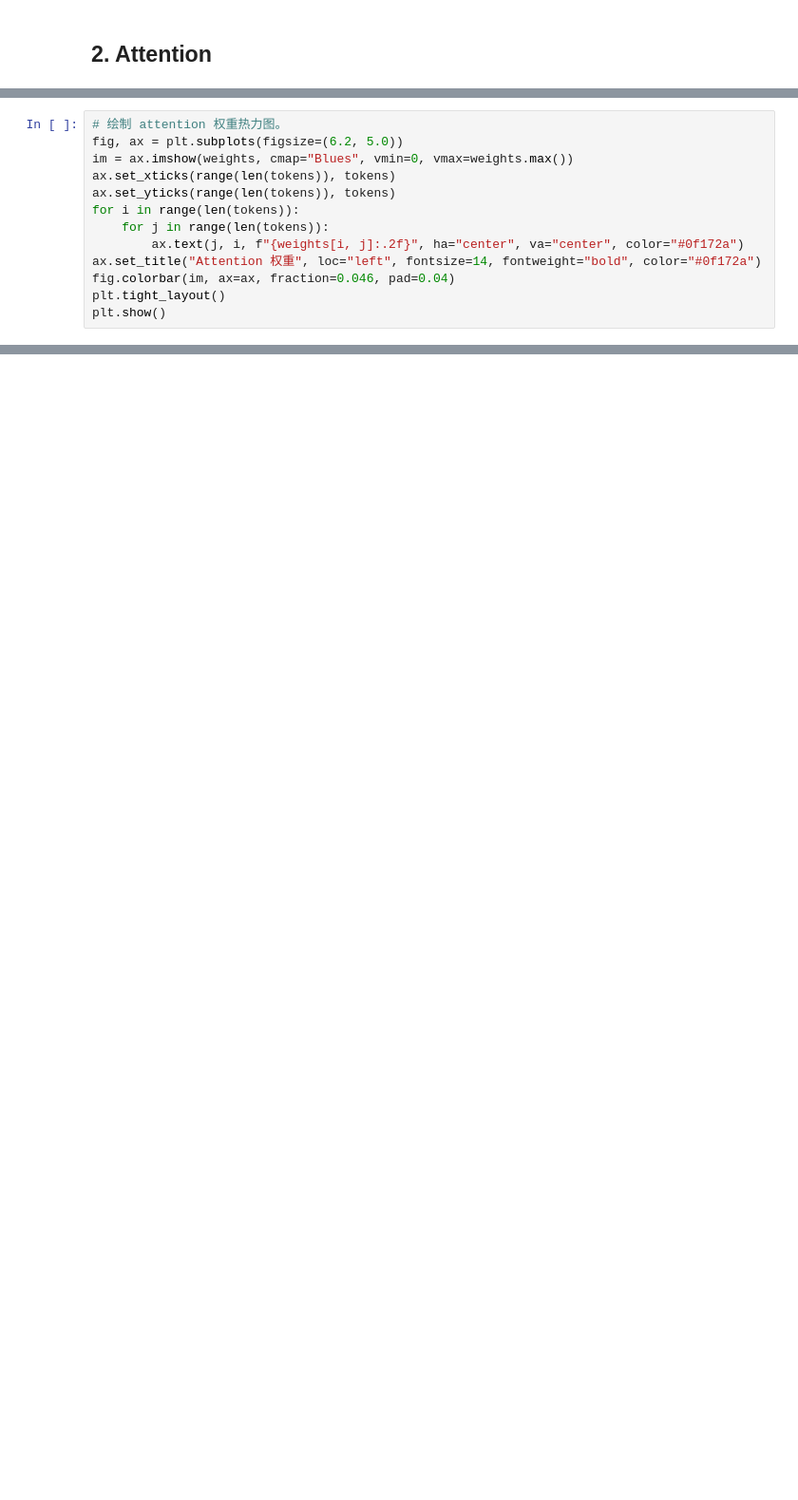
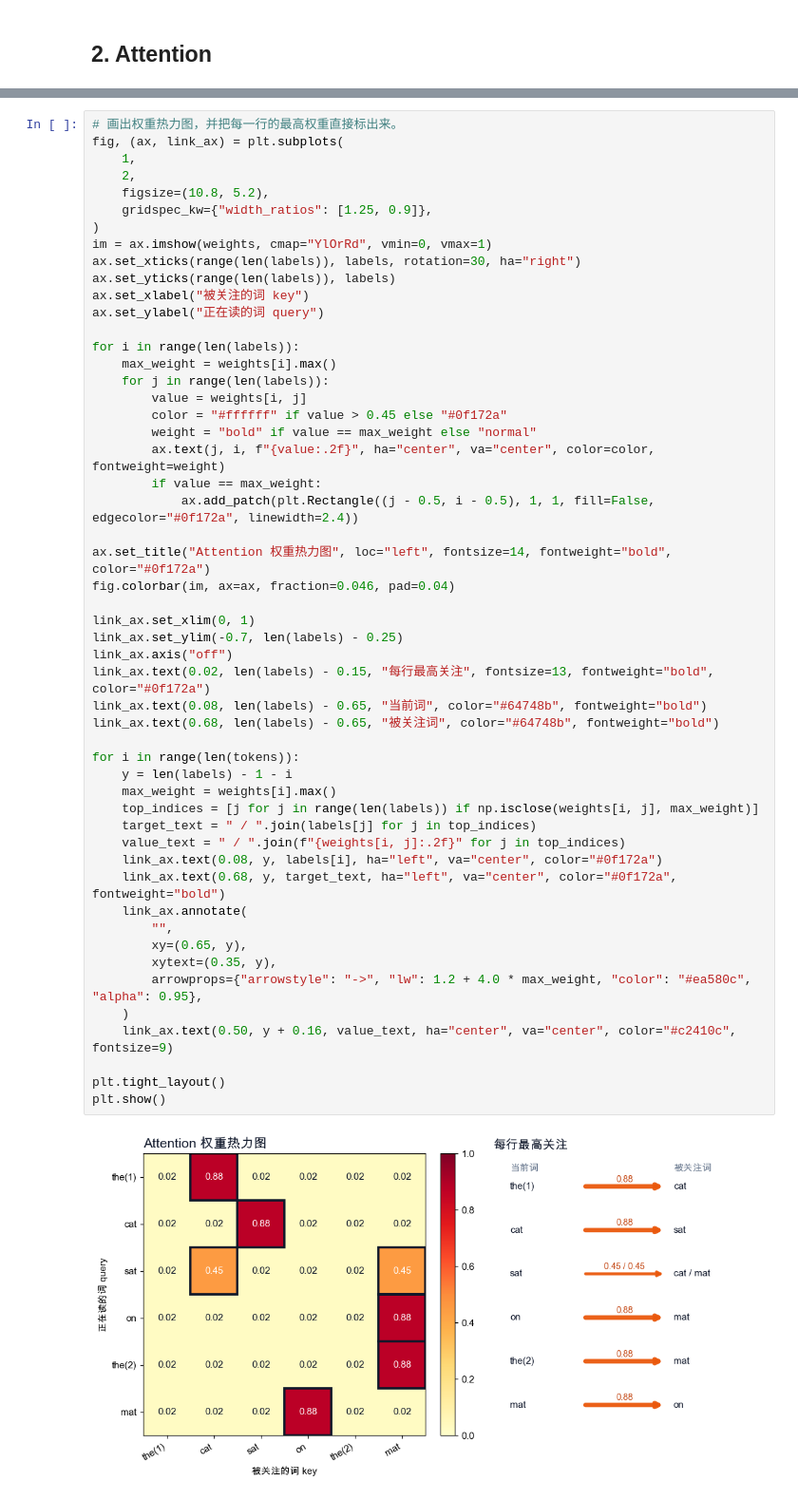
Before and after one commit to zhesun-0209/ai-thinking-labs, a Jupyter notebook: notebooks/ch08_transe_attention.ipynb, the cells around one changed output, grey strips where cells are left out. Shown at 95% size. Drawn from its saved outputs; the diff is of its cells as text; blank space fills up the shorter version.

Commit message:
Clarify chapter 8 attention heatmap

```diff
--- a/notebooks/ch08_transe_attention.ipynb
+++ b/notebooks/ch08_transe_attention.ipynb
@@ -178,13 +137,0 @@ display(pd.DataFrame(np.round(attn_output, 3), index=tokens, columns=["输出1",
-# %%
-# 绘制 attention 权重热力图。
-fig, ax = plt.subplots(figsize=(6.2, 5.0))
-im = ax.imshow(weights, cmap="Blues", vmin=0, vmax=weights.max())
-ax.set_xticks(range(len(tokens)), tokens)
-ax.set_yticks(range(len(tokens)), tokens)
-for i in range(len(tokens)):
-    for j in range(len(tokens)):
-        ax.text(j, i, f"{weights[i, j]:.2f}", ha="center", va="center", color="#0f172a")
-ax.set_title("Attention 权重", loc="left", fontsize=14, fontweight="bold", color="#0f172a")
-fig.colorbar(im, ax=ax, fraction=0.046, pad=0.04)
-plt.tight_layout()
-plt.show()
@@ -192,0 +211,54 @@ plt.show()
+# %%
+# 画出权重热力图，并把每一行的最高权重直接标出来。
+fig, (ax, link_ax) = plt.subplots(
+    1,
+    2,
+    figsize=(10.8, 5.2),
+    gridspec_kw={"width_ratios": [1.25, 0.9]},
+)
+im = ax.imshow(weights, cmap="YlOrRd", vmin=0, vmax=1)
+ax.set_xticks(range(len(labels)), labels, rotation=30, ha="right")
+ax.set_yticks(range(len(labels)), labels)
+ax.set_xlabel("被关注的词 key")
+ax.set_ylabel("正在读的词 query")
+
+for i in range(len(labels)):
+    max_weight = weights[i].max()
+    for j in range(len(labels)):
+        value = weights[i, j]
+        color = "#ffffff" if value > 0.45 else "#0f172a"
+        weight = "bold" if value == max_weight else "normal"
+        ax.text(j, i, f"{value:.2f}", ha="center", va="center", color=color, fontweight=weight)
+        if value == max_weight:
+            ax.add_patch(plt.Rectangle((j - 0.5, i - 0.5), 1, 1, fill=False, edgecolor="#0f172a", linewidth=2.4))
+
+ax.set_title("Attention 权重热力图", loc="left", fontsize=14, fontweight="bold", color="#0f172a")
+fig.colorbar(im, ax=ax, fraction=0.046, pad=0.04)
+
+link_ax.set_xlim(0, 1)
+link_ax.set_ylim(-0.7, len(labels) - 0.25)
+link_ax.axis("off")
+link_ax.text(0.02, len(labels) - 0.15, "每行最高关注", fontsize=13, fontweight="bold", color="#0f172a")
+link_ax.text(0.08, len(labels) - 0.65, "当前词", color="#64748b", fontweight="bold")
+link_ax.text(0.68, len(labels) - 0.65, "被关注词", color="#64748b", fontweight="bold")
+
+for i in range(len(tokens)):
+    y = len(labels) - 1 - i
+    max_weight = weights[i].max()
+    top_indices = [j for j in range(len(labels)) if np.isclose(weights[i, j], max_weight)]
+    target_text = " / ".join(labels[j] for j in top_indices)
+    value_text = " / ".join(f"{weights[i, j]:.2f}" for j in top_indices)
+    link_ax.text(0.08, y, labels[i], ha="left", va="center", color="#0f172a")
+    link_ax.text(0.68, y, target_text, ha="left", va="center", color="#0f172a", fontweight="bold")
+    link_ax.annotate(
+        "",
+        xy=(0.65, y),
+        xytext=(0.35, y),
+        arrowprops={"arrowstyle": "->", "lw": 1.2 + 4.0 * max_weight, "color": "#ea580c", "alpha": 0.95},
+    )
+    link_ax.text(0.50, y + 0.16, value_text, ha="center", va="center", color="#c2410c", fontsize=9)
+
+plt.tight_layout()
+plt.show()
+# %% [output]
+[figure, added]
```
Also changed, not shown: parts of 3 cells of this notebook, 2 other files.
